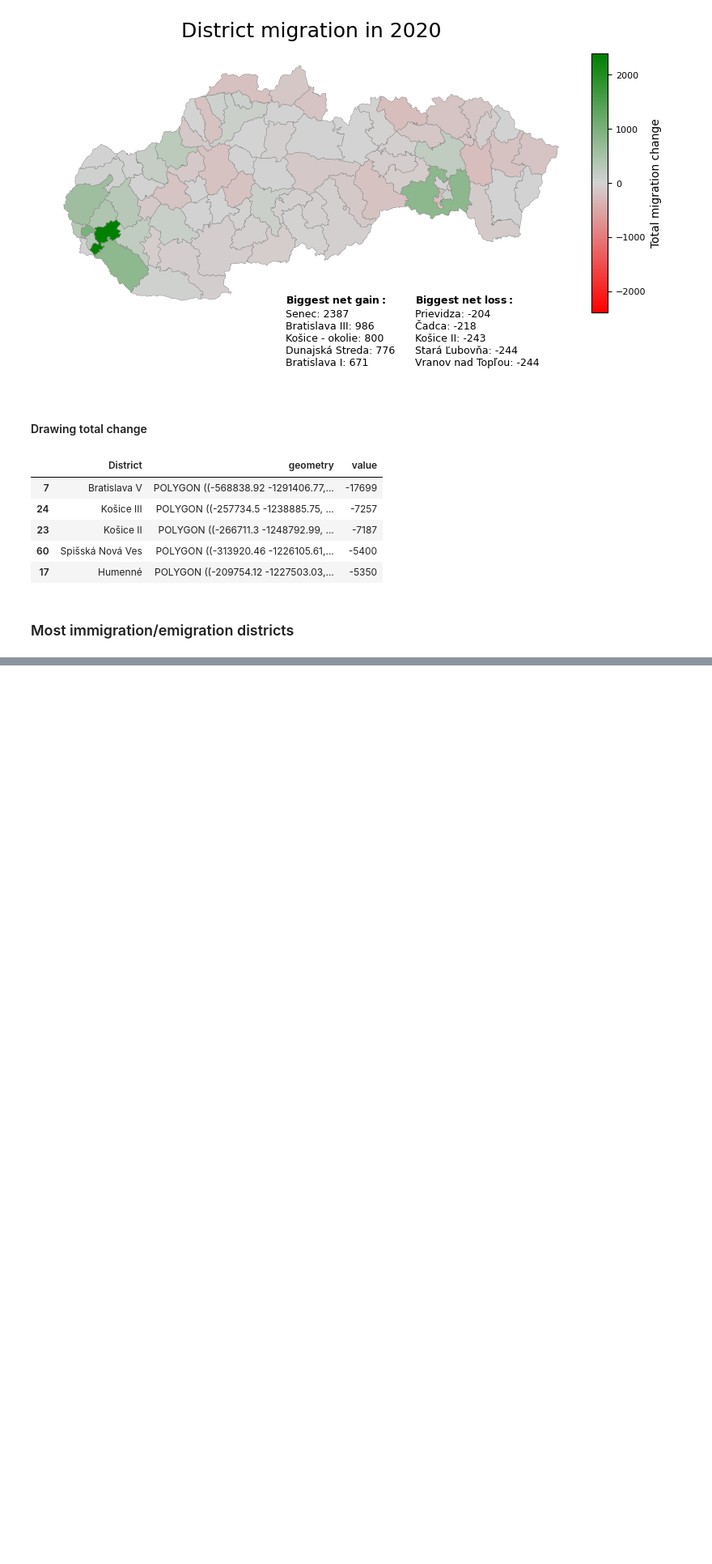
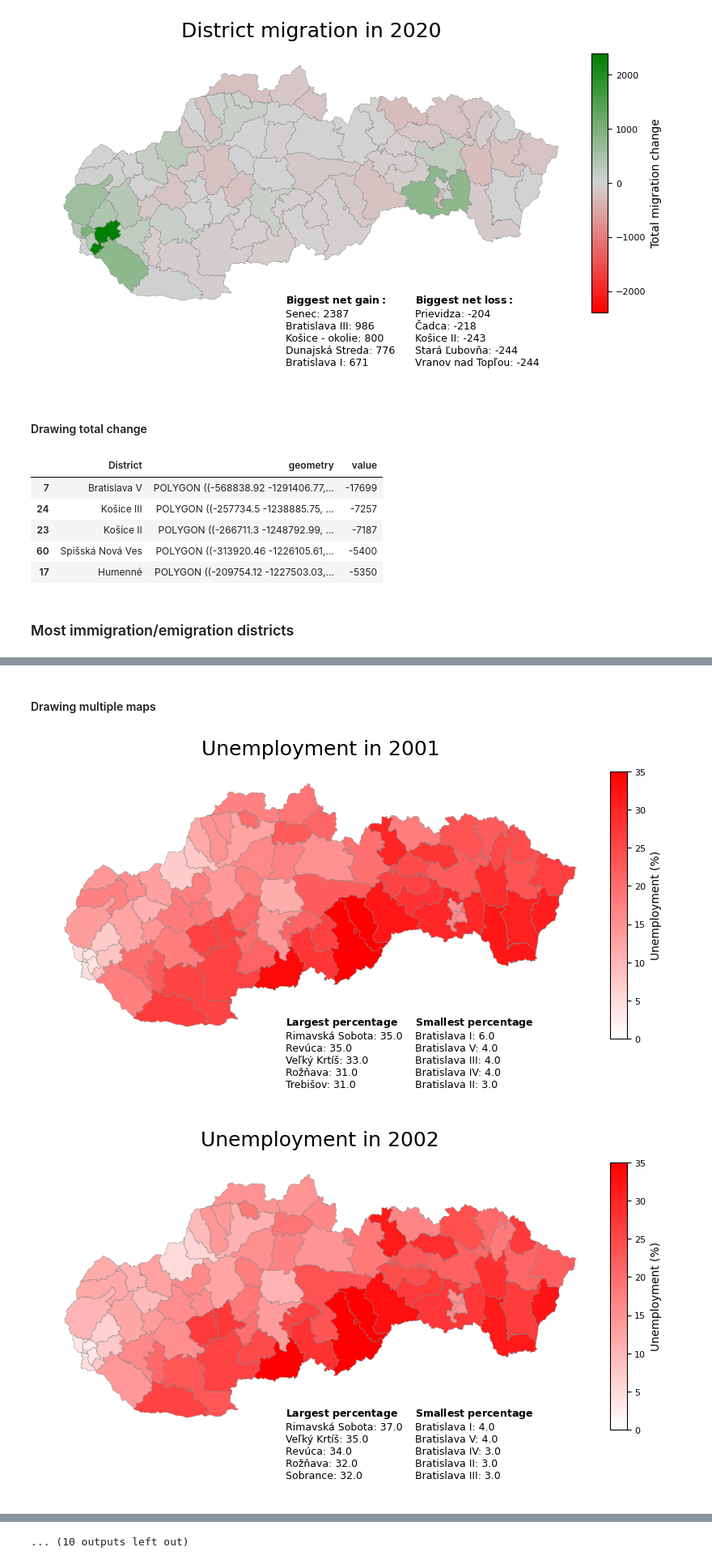
Before and after one commit to jatofi-official/migration-eu-analysis, a Jupyter notebook: Notebooks/Slovakia/district_migration.ipynb, the cells around one changed output, grey strips where cells are left out. Shown at 81% size. Drawn from its saved outputs; the diff is of its cells as text; code cells hidden in the pictures; blank space fills up the shorter version.

Commit message:
Added unemployment graphs

```diff
--- a/Notebooks/Slovakia/district_migration.ipynb
+++ b/Notebooks/Slovakia/district_migration.ipynb
@@ -180,0 +194,6 @@ display(total_table.head())
+# %%
+unemployment_migration_raw = pd.read_csv("../../Data/slovakia/unemployment_districts_sk.csv")
+
+districts_unemployment = pd.merge(districts_geodata,unemployment_migration_raw,on="LAU1_CODE")
+
+display(districts_unemployment.head())
@@ -180,0 +208,24 @@ display(total_table.head())
+# %% [markdown]
+#### Drawing multiple maps
+# %%
+# for year in range(2001,2023,1):
+#     draw_districts(districts_unemployment, str(year), title_label="Unemployment in "+str(year),
+#                    colorbar_label="Unemployment (%)",filename="/Economy/Relative/district_unemployment_"+str(year)+".png",has_negative=False,color_scheme=["white","red"],
+#                    biggest_text="Largest percentage",
+#                    smallest_text="Smallest percentage")
+for year in range(2001,2023,1):
+    draw_districts(districts_unemployment, str(year), title_label="Unemployment in "+str(year),
+                   colorbar_label="Unemployment (%)",filename="/Economy/Uniform/uniform_district_unemployment_"+str(year)+".png",has_negative=False,color_scheme=["white","red"],
+                   biggest_text="Largest percentage",
+                   smallest_text="Smallest percentage",fixed_max_value=35)
+    # draw_districts(districts_unemployment, str(year), title_label="Unemployment in "+str(year),
+    #                colorbar_label="Unemployment (%)",has_negative=False,color_scheme=["white","red"],
+    #                biggest_text="Largest percentage",
+    #                smallest_text="Smallest percentage",fixed_max_value=35,filename="")
+# draw_districts(districts_unemployment, str(2020), title_label="Unemployment in "+str(2020),
+#                    colorbar_label="Unemployment (%)",has_negative=False,color_scheme=["white","red"],
+#                    biggest_text="Largest percentage",
+#                    smallest_text="Smallest percentage",fixed_max_value=35)
+# %% [output]
+[figure, added]
+[figure, added]
@@ -180,0 +242 @@ display(total_table.head())
+... (10 outputs left out)
```
Also changed, not shown: parts of 7 cells of this notebook, 45 other files.
